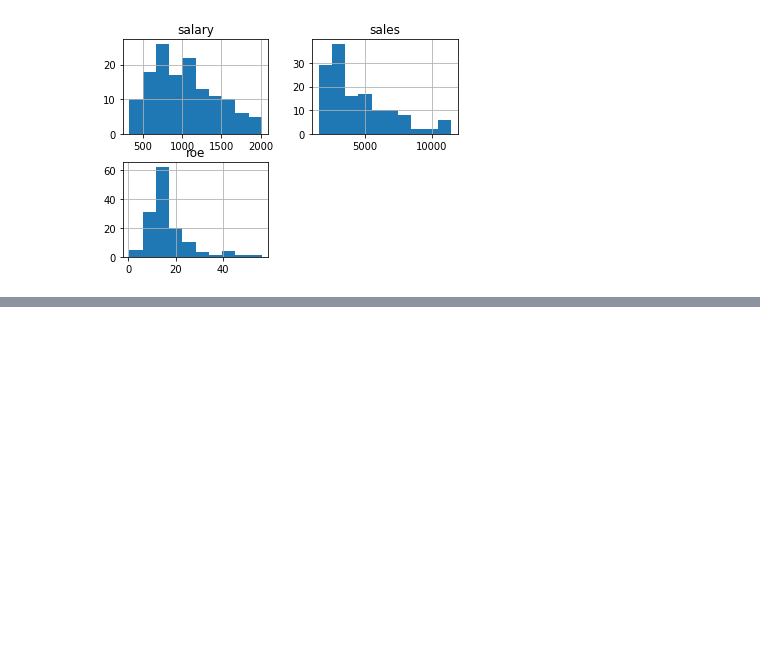
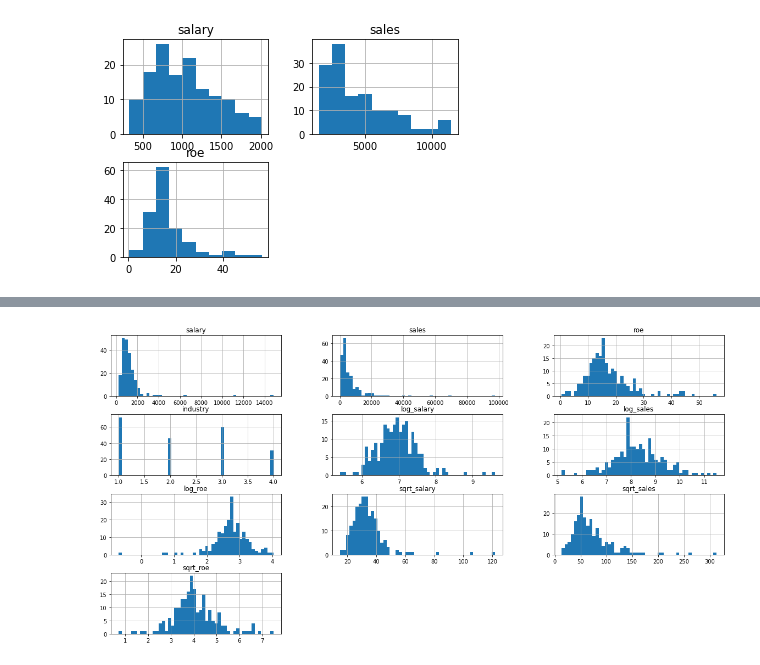
Before and after one commit to semanticist21/study-folder, a Jupyter notebook: bigdata1/test.ipynb, the cells around one changed output, grey strips where cells are left out. Drawn from its saved outputs; the diff is of its cells as text; code cells hidden in the pictures; blank space fills up the shorter version.

```diff
--- a/bigdata1/test.ipynb
+++ b/bigdata1/test.ipynb
@@ -35,0 +52,19 @@ array([[<AxesSubplot:title={'center':'salary'}>,
+# %%
+import numpy as np
+import pandas as pd
+
+data = pd.read_csv('./data2/Ex_CEOSalary.csv', encoding='utf-8')
+
+data['industry'].replace([1,2,3,4], ['Service', 'IT', 'Finance', 'Others'])
+
+data['log_salary'] = np.log(data['salary'])
+data['log_sales'] = np.log(data['sales'])
+data['log_roe'] = np.log(data['roe'])
+
+data['sqrt_salary'] = np.sqrt(data['salary'])
+data['sqrt_sales'] = np.sqrt(data['sales'])
+data['sqrt_roe'] = np.sqrt(data['roe'])
+
+data.hist(bins=50, figsize=(20,10))
+data.corr()
+# %% [output]
@@ -35,0 +82 @@ array([[<AxesSubplot:title={'center':'salary'}>,
+[figure, added]
```
Also changed, not shown: parts of 2 cells of this notebook, 2 other files.
